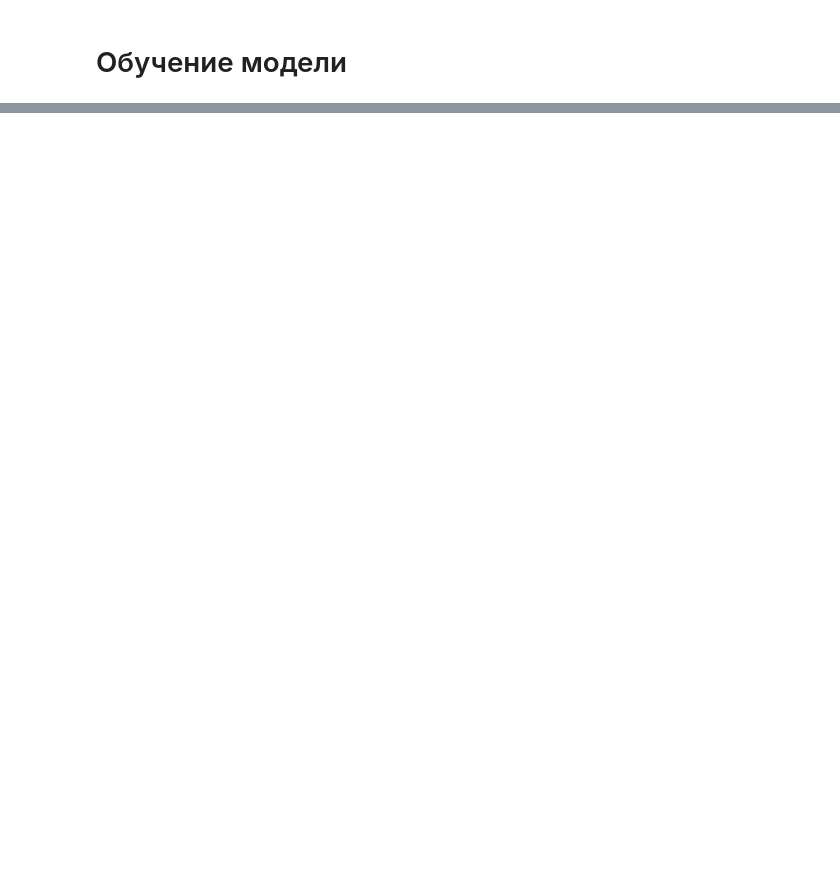
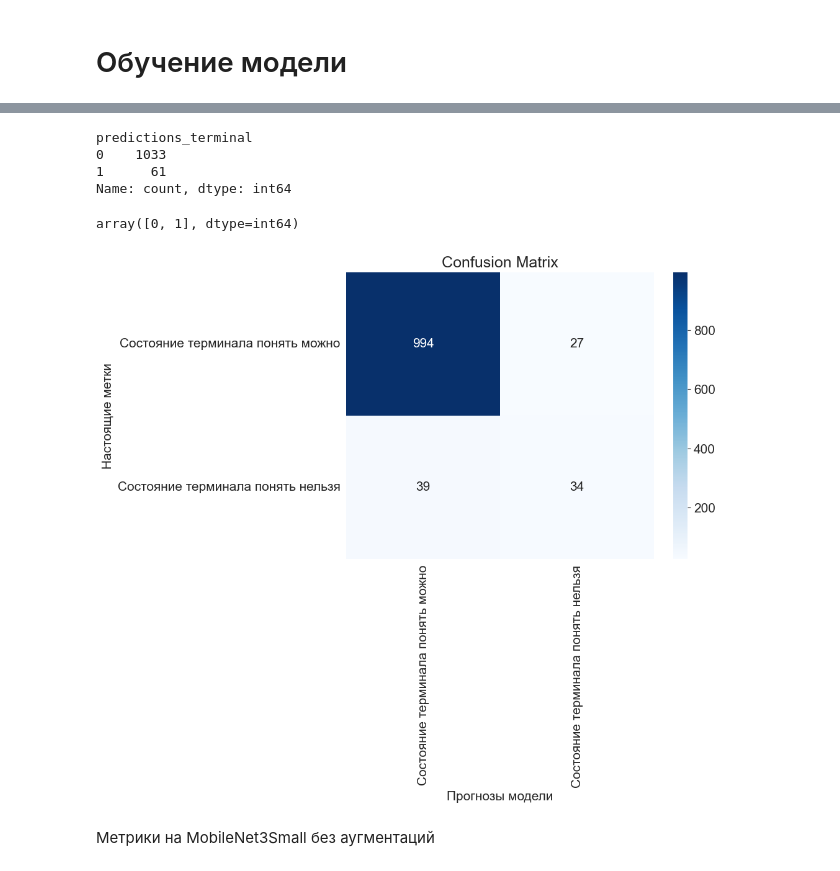
Before and after one commit to DevYourMind/ai_pos_terminal, a Jupyter notebook: damage_is_visible_classification/damage_is_visible.ipynb, the cells around one changed output, grey strips where cells are left out. Drawn from its saved outputs; the diff is of its cells as text; code cells hidden in the pictures; blank space fills up the shorter version.

Commit message:
[ADD] is_visible low quality

```diff
--- a/damage_is_visible_classification/damage_is_visible.ipynb
+++ b/damage_is_visible_classification/damage_is_visible.ipynb
@@ -270,0 +253,4 @@ Compile with `TORCH_USE_CUDA_DSA` to enable device-side assertions.
+# %%
+model = torch.load('models/model_is_visible.pt')
+model.eval()
+clear_output()
@@ -270,0 +267,17 @@ Compile with `TORCH_USE_CUDA_DSA` to enable device-side assertions.
+# %%
+all_labels, all_preds_terminal, all_preds_receipt = [], [], []
+for images, labels in tqdm(test_dataloader):
+    images = images.to(device)  # images: batch_size x num_channels x height x width
+
+    logits_terminal = model(images)  # logits: batch_size x num_classes
+    predictions_terminal = logits_terminal.argmax(dim=1)
+
+    all_labels.append(labels)
+    all_preds_terminal.append(predictions_terminal)
+# %%
+all_preds_terminal = [torch.Tensor.cpu(x).numpy() for x in all_preds_terminal]
+df_val = pd.DataFrame({
+    'labels': np.hstack(all_labels),
+    'predictions_terminal': np.hstack(all_preds_terminal)
+})
+df_val.head()
@@ -270,0 +291,34 @@ Compile with `TORCH_USE_CUDA_DSA` to enable device-side assertions.
+# %%
+df_val['terminal_unrecognized_defect'].value_counts()
+# %% [output]
+predictions_terminal
+0    1033
+1      61
+Name: count, dtype: int64
+# %%
+df_val['predictions_terminal'].unique()
+# %% [output]
+array([0, 1], dtype=int64)
+# %%
+from sklearn.metrics import confusion_matrix
+
+df_val = df_val[['labels', 'predictions_terminal']]
+cm = confusion_matrix(
+    df_val['labels'],
+    df_val['predictions_terminal'],
+    labels=[0, 1]
+)
+
+# Define class labels
+class_names = ['Состояние терминала понять можно', 'Состояние терминала понять нельзя']
+# Plot confusion matrix
+plt.figure(figsize=(8, 6))
+sns.heatmap(cm, annot=True, fmt='d', cmap='Blues', xticklabels=class_names, yticklabels=class_names)
+plt.title('Confusion Matrix')
+plt.xlabel('Прогнозы модели')
+plt.ylabel('Настоящие метки')
+plt.show()
+# %% [output]
+[figure, added]
+# %% [markdown]
+Метрики на MobileNet3Small без аугментаций
```
Also changed, not shown: parts of 11 cells of this notebook.
